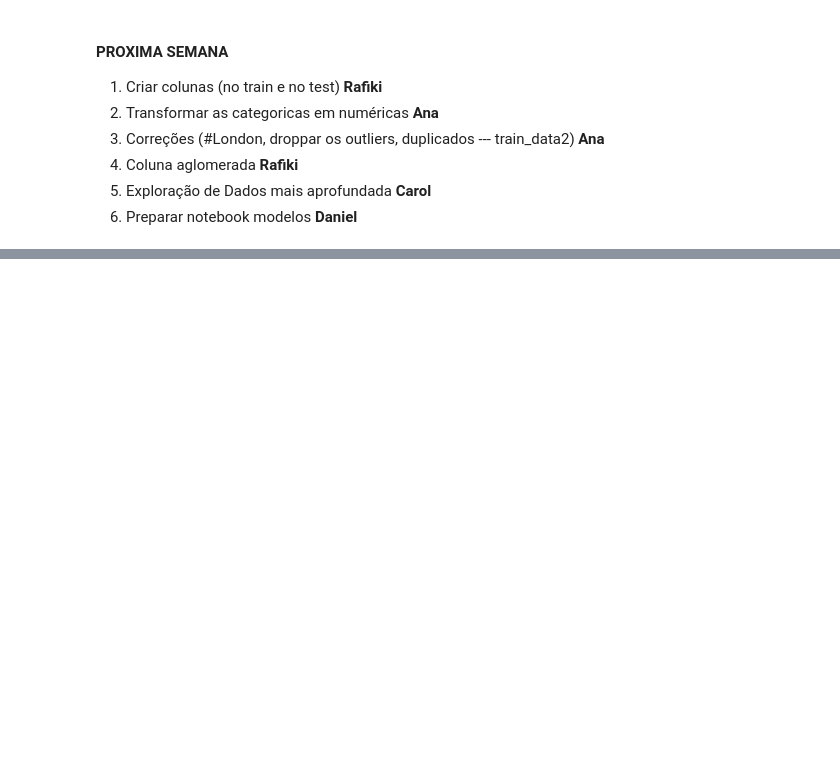
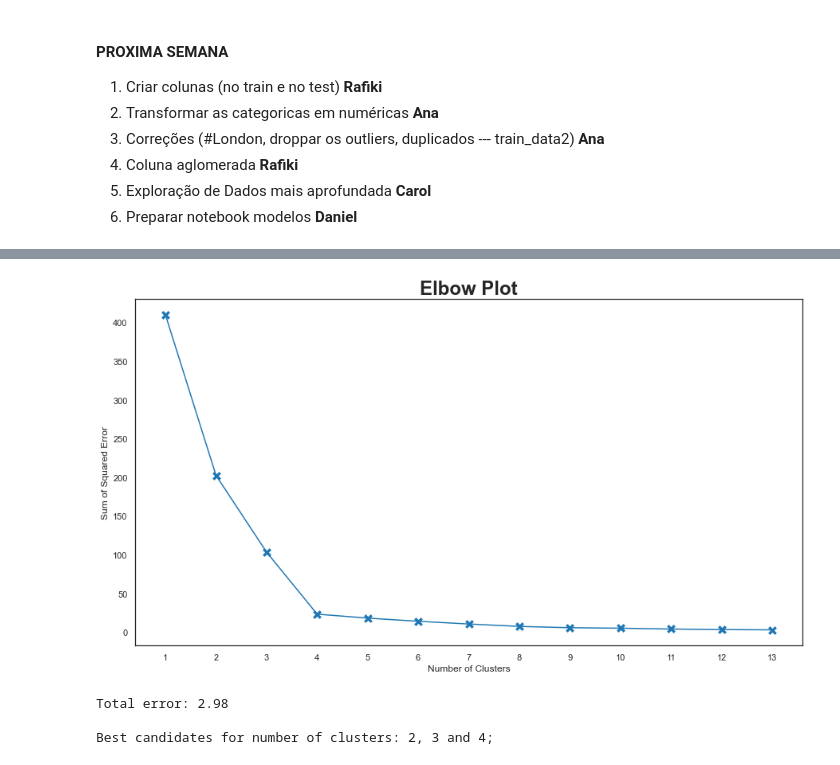
Before and after one commit to Danielfranco7/sharing-github, a Jupyter notebook: The Smith Parasite - Data Description.ipynb, the cells around one changed output, grey strips where cells are left out. Cells and saved outputs as stored; diff of their text form; code cells hidden in the pictures; blank space fills up the shorter version.

```diff
--- a/The Smith Parasite - Data Description.ipynb
+++ b/The Smith Parasite - Data Description.ipynb
@@ -633,3 +643,11 @@ train_data = ce_target.fit_transform(train_data, train_data['Disease'])
+# %%
+# Change categorical variables into numeric representation
+categorical_features = ['Region','Education','Drinking_Habit','Fruit_Habit','Water_Habit','Checkup','Diabetes']
+train_data = pd.get_dummies(train_data, columns = categorical_features)
+
+# Change Yes and No to 1 and 0s
+train_data['Exercise'] = train_data['Exercise'].map({'Yes': 1, 'No': 0})
+train_data['Smoking_Habit'] = train_data['Smoking_Habit'].map({'Yes': 1, 'No': 0})
 # %% [markdown]
 #### PROXIMA SEMANA
 
@@ -746,0 +660,8 @@ plt.show()
+# %%
+# Creating dataframe with relevant features for the segmentation
+features = ['Checkup_More than 3 years', 'Fruit_Habit_Less than 1. I do not consume fruits every day.',
+            'Mental_Health']
+feat = train_data[features].copy()
+
+#Checking correlations
+feat.corr()
@@ -746,0 +674,34 @@ plt.show()
+# %%
+# Normalizing data
+scaler = MinMaxScaler().fit(feat)
+scaled_feat = scaler.transform(feat)
+# %%
+# Choosing optimal number of clusters through sum of squared errors plot
+
+sse = []
+n_clusters = 13
+
+for k in range(1, n_clusters + 1):
+    km = KMeans(n_clusters=k, random_state=3).fit(scaled_feat)
+    sse.append(km.inertia_)
+
+#creating a dataframe for the sum of squared error results
+df_sse = pd.DataFrame({'Number of Clusters': range(1, n_clusters + 1), 'Sum of Squared Error': sse})
+
+#plotting sum of squared error results
+plt.figure(figsize = (15, 8))
+sns.lineplot(data = df_sse, x = 'Number of Clusters', y = 'Sum of Squared Error')
+sns.scatterplot(data = df_sse, x = 'Number of Clusters', y = 'Sum of Squared Error', marker = 'X', s = 150)
+
+#customizing
+plt.xticks(range(1, n_clusters +1, 1))
+plt.title('Elbow Plot',fontsize=24, fontweight='bold')
+
+plt.show()
+
+print(f'Total error: {round(km.inertia_,2)}\n\nBest candidates for number of clusters: 2, 3 and 4;')
+# %% [output]
+[figure, added]
+Total error: 2.98
+
+Best candidates for number of clusters: 2, 3 and 4;
```
Also changed, not shown: parts of 28 cells of this notebook.
